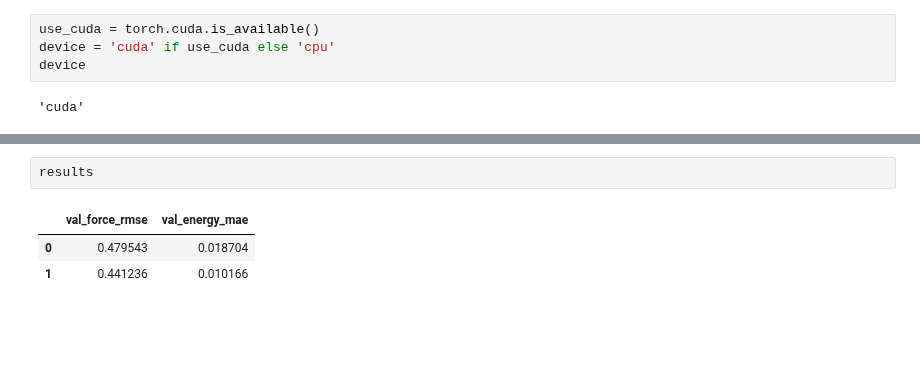
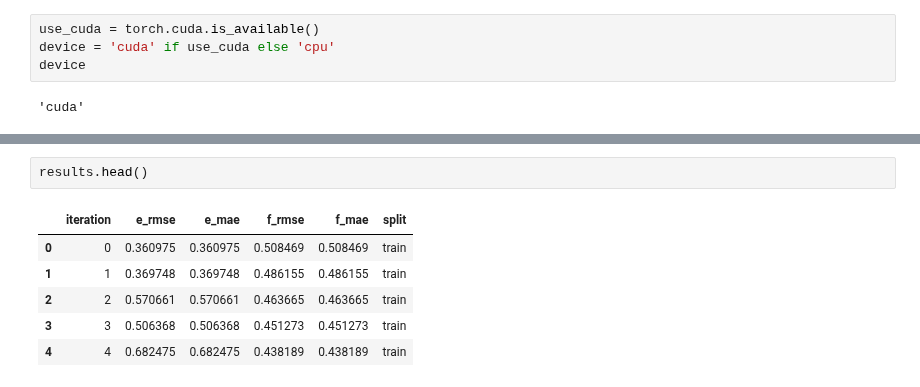
Before and after one commit to globus-labs/cascade, a Jupyter notebook: notebooks/demo_torchani_learner.ipynb, the cells around one changed output, grey strips where cells are left out. Saved outputs shown, nothing was run; the diff lists cells and outputs as text; blank space fills up the shorter version.

```diff
--- a/notebooks/demo_torchani_learner.ipynb
+++ b/notebooks/demo_torchani_learner.ipynb
@@ -45,6 +48,9 @@ Wall time: 22.5 s
-# %%
-results
-# %% [output]
-|  | val_force_rmse | val_energy_mae |
-| 0 | 0.479543 | 0.018704 |
-| 1 | 0.441236 | 0.010166 |
+# %%
+results.head()
+# %% [output]
+|  | iteration | e_rmse | e_mae | f_rmse | f_mae | split |
+| 0 | 0 | 0.360975 | 0.360975 | 0.508469 | 0.508469 | train |
+| 1 | 1 | 0.369748 | 0.369748 | 0.486155 | 0.486155 | train |
+| 2 | 2 | 0.570661 | 0.570661 | 0.463665 | 0.463665 | train |
+| 3 | 3 | 0.506368 | 0.506368 | 0.451273 | 0.451273 | train |
+| 4 | 4 | 0.682475 | 0.682475 | 0.438189 | 0.438189 | train |
```
Also changed, not shown: parts of 4 cells of this notebook.
